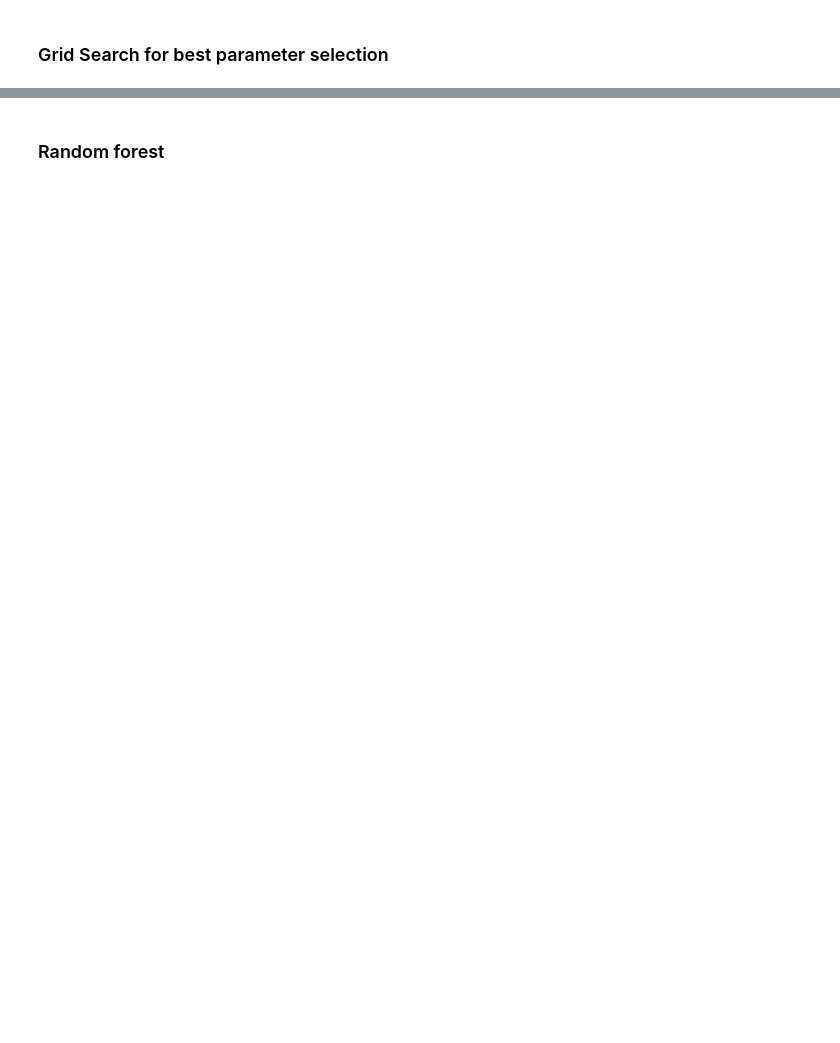
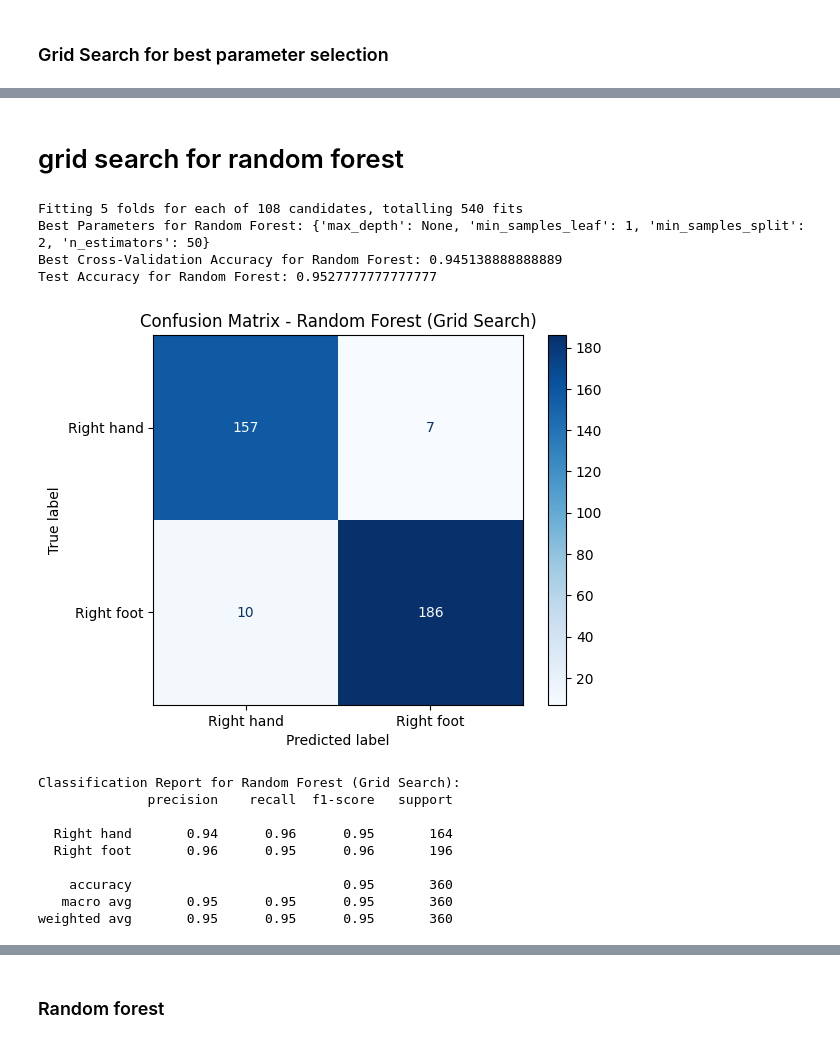
Before and after one commit to mazils/Tools-of-AI, a Jupyter notebook: clasification.ipynb, the cells around one changed output, grey strips where cells are left out. Cells and saved outputs as stored; diff of their text form; code cells hidden in the pictures; blank space fills up the shorter version.

```diff
--- a/clasification.ipynb
+++ b/clasification.ipynb
@@ -699,0 +652,62 @@ KeyboardInterrupt:
+# %% [markdown]
+# grid search for random forest
+# %%
+from sklearn.model_selection import GridSearchCV
+from sklearn.ensemble import RandomForestClassifier
+from sklearn.metrics import accuracy_score
+from sklearn.metrics import confusion_matrix, classification_report, ConfusionMatrixDisplay
+
+# Define the Random Forest model
+rf = RandomForestClassifier(random_state=42)
+
+# Define the grid of hyperparameters to search
+param_grid = {
+    'n_estimators': [50, 100, 200],  # Number of trees in the forest
+    'max_depth': [None, 10, 20, 30],  # Maximum depth of the tree
+    'min_samples_split': [2, 5, 10],  # Minimum number of samples required to split an internal node
+    'min_samples_leaf': [1, 2, 4]  # Minimum number of samples required to be at a leaf node
+}
+
+# Perform grid search with cross-validation
+grid_search_rf = GridSearchCV(estimator=rf, param_grid=param_grid, cv=5, scoring='accuracy', verbose=1, n_jobs=-1)
+grid_search_rf.fit(X_train, y_train.ravel())
+
+# Print the best parameters and best score
+print("Best Parameters for Random Forest:", grid_search_rf.best_params_)
+print("Best Cross-Validation Accuracy for Random Forest:", grid_search_rf.best_score_)
+
+# Train the best model on the full training set
+best_rf = grid_search_rf.best_estimator_
+y_pred_rf = best_rf.predict(X_test)
+
+# Evaluate the final model
+rf_accuracy = accuracy_score(y_test, y_pred_rf)
+print("Test Accuracy for Random Forest:", rf_accuracy)
+# Generate confusion matrix
+cm_rf = confusion_matrix(y_test, y_pred_rf)
+disp_rf = ConfusionMatrixDisplay(confusion_matrix=cm_rf, display_labels=['Right hand', 'Right foot'])
+
+# Plot confusion matrix
+disp_rf.plot(cmap=plt.cm.Blues)
+plt.title("Confusion Matrix - Random Forest (Grid Search)")
+plt.show()
+
+# Generate classification report
+report_rf = classification_report(y_test, y_pred_rf, target_names=['Right hand', 'Right foot'])
+print("Classification Report for Random Forest (Grid Search):")
+print(report_rf)
+# %% [output]
+Fitting 5 folds for each of 108 candidates, totalling 540 fits
+Best Parameters for Random Forest: {'max_depth': None, 'min_samples_leaf': 1, 'min_samples_split': 2, 'n_estimators': 50}
+Best Cross-Validation Accuracy for Random Forest: 0.945138888888889
+Test Accuracy for Random Forest: 0.9527777777777777
+[figure, added]
+Classification Report for Random Forest (Grid Search):
+              precision    recall  f1-score   support
+
+  Right hand       0.94      0.96      0.95       164
+  Right foot       0.96      0.95      0.96       196
+
+    accuracy                           0.95       360
+   macro avg       0.95      0.95      0.95       360
+weighted avg       0.95      0.95      0.95       360
```
Also changed, not shown: parts of 36 cells of this notebook.
